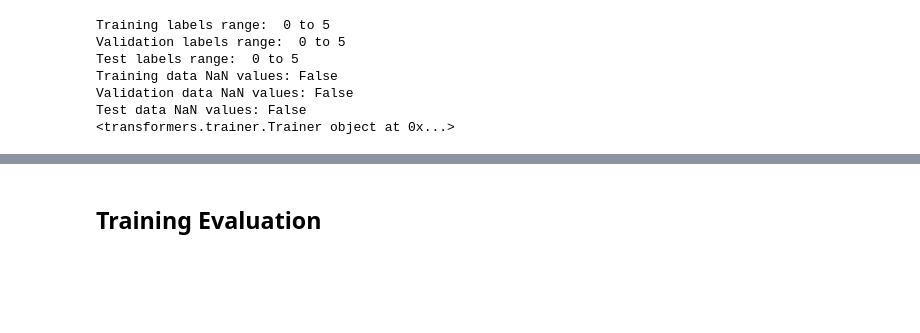
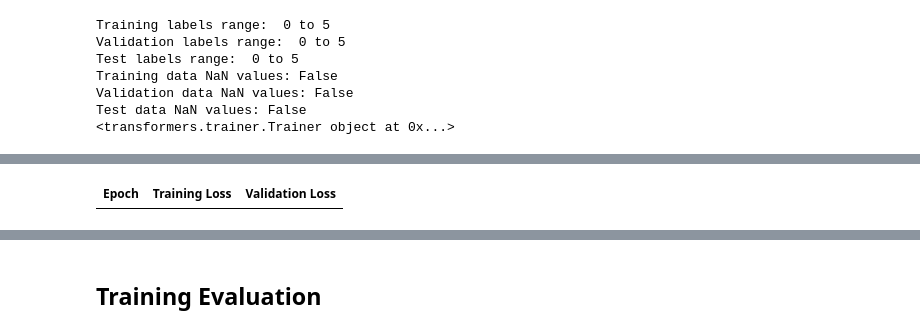
Before and after one commit to yoxerao/PLN, a Jupyter notebook: delivery2/model_training_with_masking.ipynb, the cells around one changed output, grey strips where cells are left out. Saved outputs shown, nothing was run; the diff lists cells and outputs as text; code cells hidden in the pictures; blank space fills up the shorter version.

```diff
--- a/delivery2/model_training_with_masking.ipynb
+++ b/delivery2/model_training_with_masking.ipynb
@@ -82,10 +98,12 @@ The model tokenizer requires the data to be in a specific format
 # %%
 # Initialize the model tokenizer and model
 
-model_name = "bert-base-uncased"
+# model_name = "bert-base-uncased"
 # model_name = "distilbert-base-uncased"
-# model_name = "roberta-base"
+model_name = "roberta-base"
 # model_name = "microsoft/deberta-v3-base"
+
+# model_name = f"./roberta-base"
 
 tokenizer = AutoTokenizer.from_pretrained(model_name)
 model = AutoModelForSequenceClassification.from_pretrained(model_name, num_labels=6).to(device)
@@ -94,7 +112,7 @@ model = AutoModelForSequenceClassification.from_pretrained(model_name, num_label
 def tokenize_data(texts):
     return tokenizer(texts, padding='max_length', return_tensors='pt', truncation=True, max_length=128).to(device)
 
-train_encodings = tokenize_data(train_data['text'].apply(lambda x: ' '.join(x)).tolist())
-val_encodings = tokenize_data(validation_data['text'].apply(lambda x: ' '.join(x)).tolist())
-test_encodings = tokenize_data(test_data['text'].apply(lambda x: ' '.join(x)).tolist())
+train_encodings = tokenize_data(train_data['text'].tolist())
+val_encodings = tokenize_data(validation_data['text'].tolist())
+test_encodings = tokenize_data(test_data['text'].tolist())
 # %% [output]
@@ -255,3 +312,6 @@ Training data NaN values: False
 Validation data NaN values: False
 Test data NaN values: False
 <transformers.trainer.Trainer object at 0x...>
+# %%
+trainer.train()
+# %% [output]
@@ -257,0 +319 @@ Test data NaN values: False
+| Epoch | Training Loss | Validation Loss |
```
Also changed, not shown: parts of 22 cells of this notebook, 18 other files.
